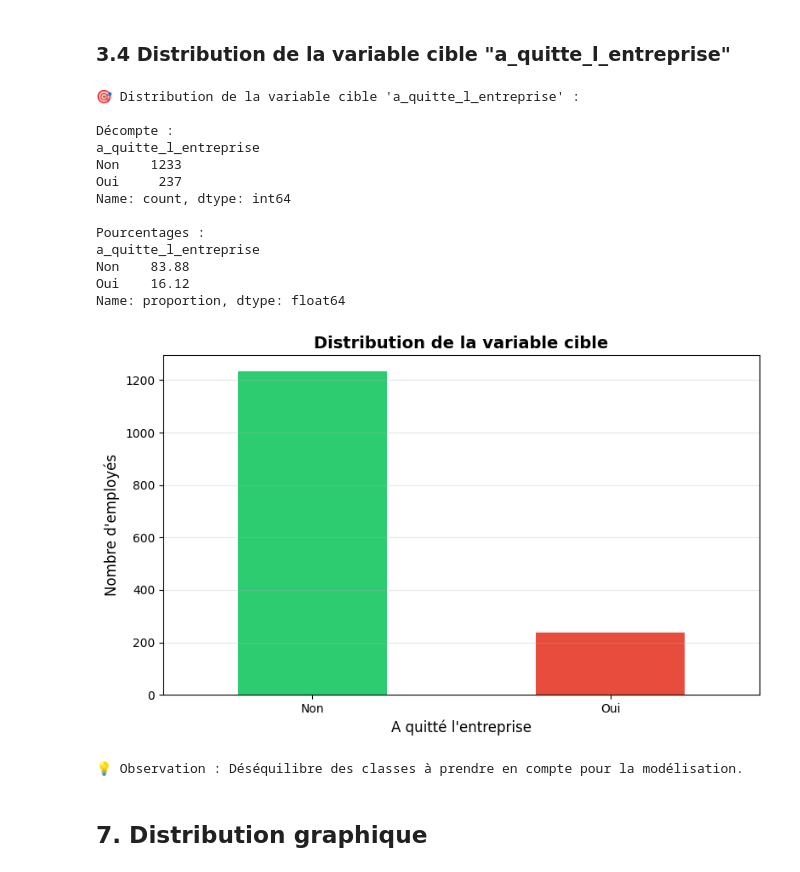
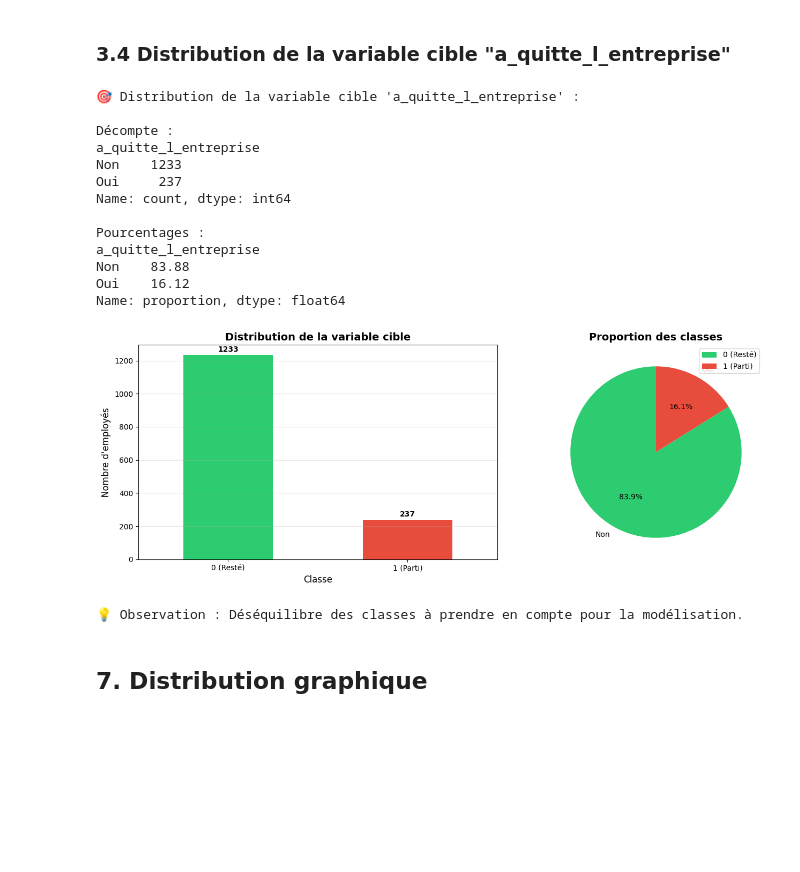
Before and after one commit to vler0ux/esn, a Jupyter notebook: 01_analyse_exploratoire.ipynb, the cells around one changed output. Drawn from its saved outputs; the diff is of its cells as text; code cells hidden in the pictures; blank space fills up the shorter version.

Commit message:
ajout graphique target

```diff
--- a/01_analyse_exploratoire.ipynb
+++ b/01_analyse_exploratoire.ipynb
@@ -543,37 +543,51 @@ Nombre de colonnes après nettoyage : 31
 # %%
 print("🎯 Distribution de la variable cible 'a_quitte_l_entreprise' :")
 print("\nDécompte :")
 print(df_sondage['a_quitte_l_entreprise'].value_counts())
 print("\nPourcentages :")
 print((df_sondage['a_quitte_l_entreprise'].value_counts(normalize=True) * 100).round(2))
 
-#visualisation
-plt.figure(figsize=(8, 5))
-df_complet['a_quitte_l_entreprise'].value_counts().plot(kind='bar', color=['#2ecc71', '#e74c3c'])
-plt.title('Distribution de la variable cible', fontsize=14, fontweight='bold')
-plt.xlabel('A quitté l\'entreprise', fontsize=12)
-plt.ylabel('Nombre d\'employés', fontsize=12)
-plt.xticks(rotation=0)
-plt.grid(axis='y', alpha=0.3)
+fig, axes = plt.subplots(1, 2, figsize=(14, 5))
+
+# Graphique 1 : Barplot
+df_complet['a_quitte_l_entreprise'].value_counts().plot(kind='bar', ax=axes[0], color=['#2ecc71', '#e74c3c'])
+axes[0].set_title('Distribution de la variable cible', fontsize=14, fontweight='bold')
+axes[0].set_xlabel('Classe', fontsize=12)
+axes[0].set_ylabel('Nombre d\'employés', fontsize=12)
+axes[0].set_xticklabels(['0 (Resté)', '1 (Parti)'], rotation=0)
+axes[0].grid(axis='y', alpha=0.3)
+
+# Ajouter les valeurs sur les barres
+for i, v in enumerate(df_complet['a_quitte_l_entreprise'].value_counts()):
+    axes[0].text(i, v + 20, str(v), ha='center', fontweight='bold')
+
+# Graphique 2 : Pie chart
+colors_pie = ['#2ecc71', '#e74c3c']
+df_complet['a_quitte_l_entreprise'].value_counts().plot(kind='pie', ax=axes[1], colors=colors_pie,
+                      autopct='%1.1f%%', startangle=90)
+axes[1].set_title('Proportion des classes', fontsize=14, fontweight='bold')
+axes[1].set_ylabel('')
+axes[1].legend(['0 (Resté)', '1 (Parti)'], loc='upper right')
+
 plt.tight_layout()
 plt.show()
 
 print("\n💡 Observation : Déséquilibre des classes à prendre en compte pour la modélisation.")
 # %% [output]
 🎯 Distribution de la variable cible 'a_quitte_l_entreprise' :
 
 Décompte :
 a_quitte_l_entreprise
 Non    1233
 Oui     237
 Name: count, dtype: int64
 
 Pourcentages :
 a_quitte_l_entreprise
 Non    83.88
 Oui    16.12
 Name: proportion, dtype: float64
-[figure, old version]
+[figure, new version]
 💡 Observation : Déséquilibre des classes à prendre en compte pour la modélisation.
 # %% [markdown]
 ## 7. Distribution graphique
```
Also changed, not shown: parts of 11 cells of this notebook.
